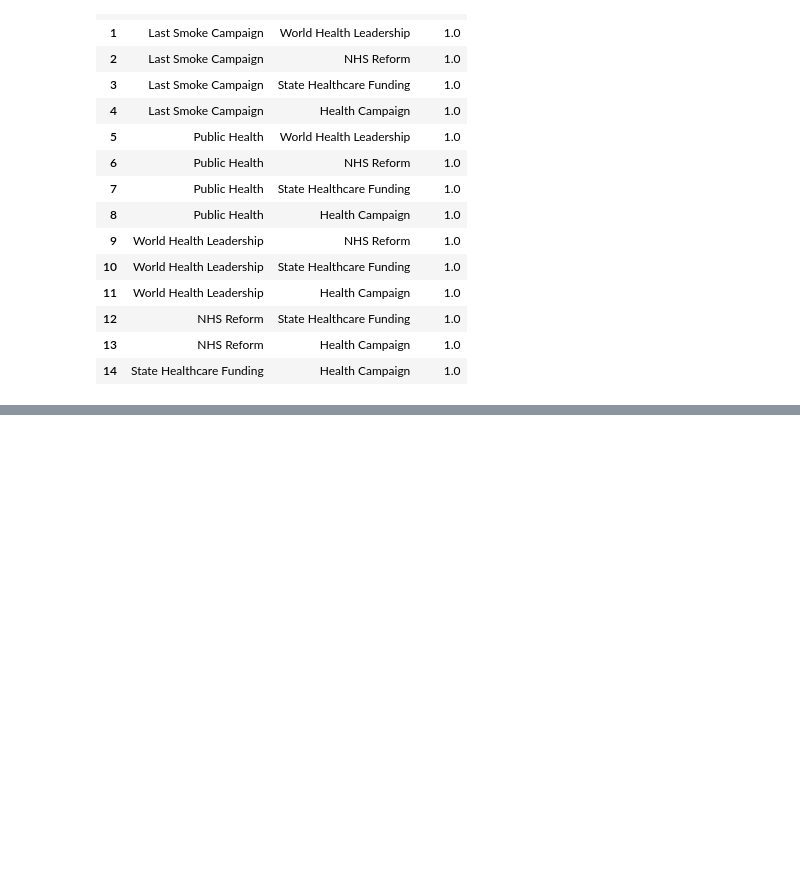
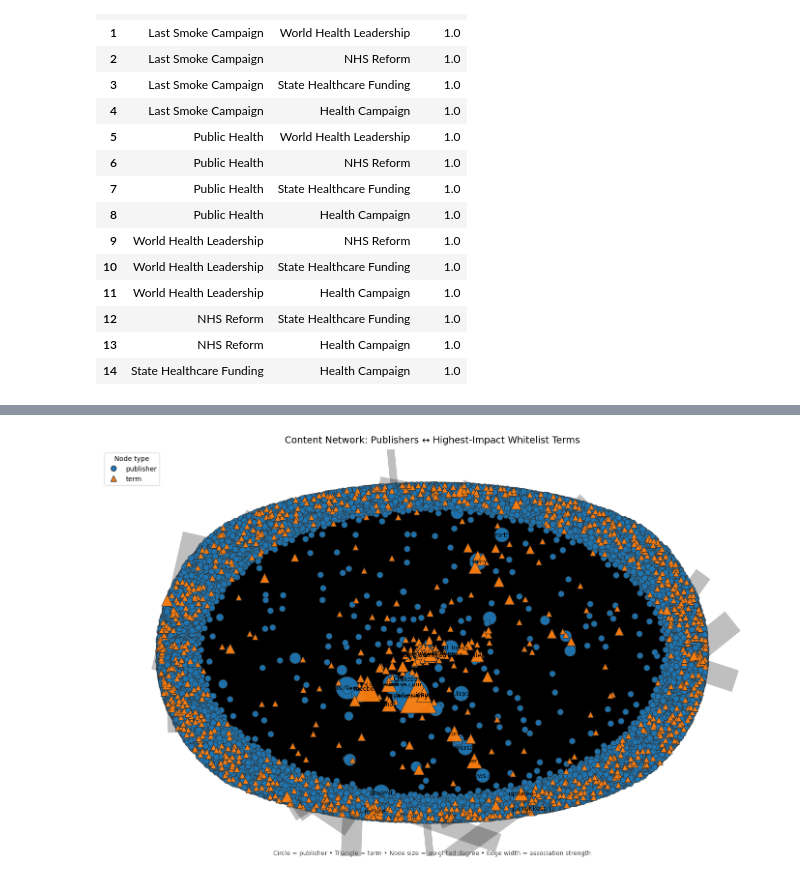
Before and after one commit to amg477/capstone, a Jupyter notebook: analysis/network_eda.ipynb, the cells around one changed output, grey strips where cells are left out. Saved outputs shown, nothing was run; the diff lists cells and outputs as text; code cells hidden in the pictures; blank space fills up the shorter version.

```diff
--- a/analysis/network_eda.ipynb
+++ b/analysis/network_eda.ipynb
@@ -601,0 +1119,6 @@ display(pairs_topic.head(25))
+# %%
+PUBLISHER_COL = "publisher_name"
+UNIGRAM_300_CSV = "/Users/annaglass/capstone/capstone/data/processed/top_words/top_300_unigrams.csv"
+BIGRAM_5K_CSV   = "/Users/annaglass/capstone/capstone/data/processed/top_words/top_5000_bigrams.csv"
+KEYWORDS_5K_CSV = "/Users/annaglass/capstone/capstone/data/processed/top_words/top_5000_keywords.csv"
+WORDS_5K_CSV    = "/Users/annaglass/capstone/capstone/data/processed/top_words/top_5000_words.csv"
@@ -601,0 +1285,74 @@ display(pairs_topic.head(25))
+# %%
+# Graph + plot
+# ----------------------------
+def build_bipartite_graph(edges: pd.DataFrame) -> nx.Graph:
+    G = nx.Graph()
+    for _, r in edges.iterrows():
+        p, t, w = r["publisher"], r["term"], float(r["weight"])
+        if p not in G: G.add_node(p, ntype="publisher")
+        if t not in G: G.add_node(t, ntype="term")
+        if w > 0:
+            G.add_edge(p, t, weight=w)
+    return G
+
+def draw_pub_term_network(G: nx.Graph, top_labels_per_type: int = TOP_LABELS, figsize=FIGSIZE):
+    # node strength = sum of incident edge weights
+    strength = {n: sum(G[n][nbr].get("weight", 0.0) for nbr in G.neighbors(n)) for n in G.nodes()}
+    max_s = max(strength.values()) if strength else 1.0
+    scale = lambda s: max(80.0, (s / max_s) ** 0.65 * 3000.0)
+
+    ntype = nx.get_node_attributes(G, "ntype")
+    color = {"publisher": "#1f77b4", "term": "#ff7f0e"}
+    shape = {"publisher": "o", "term": "^"}
+
+    pos = nx.spring_layout(G, k=0.6, seed=42, weight="weight")
+
+    plt.figure(figsize=figsize)
+
+    # edges
+    widths = [max(0.5, (G[u][v]["weight"] ** 0.5) * 6) for u, v in G.edges()]
+    nx.draw_networkx_edges(G, pos, width=widths, alpha=0.25)
+
+    # nodes by type
+    for t, marker in shape.items():
+        nodes_t = [n for n in G.nodes() if ntype.get(n) == t]
+        nx.draw_networkx_nodes(
+            G, pos, nodelist=nodes_t,
+            node_size=[scale(strength[n]) for n in nodes_t],
+            node_color=[color[t]] * len(nodes_t),
+            node_shape=marker, linewidths=0.8, edgecolors="#333", alpha=0.95
+        )
+
+    # labels: top-N per type
+    pubs = [n for n in G.nodes() if ntype.get(n) == "publisher"]
+    terms = [n for n in G.nodes() if ntype.get(n) == "term"]
+    pubs_top = sorted(pubs, key=lambda n: strength[n], reverse=True)[:top_labels_per_type]
+    terms_top = sorted(terms, key=lambda n: strength[n], reverse=True)[:top_labels_per_type]
+    labels = {n: n for n in pubs_top + terms_top}
+    nx.draw_networkx_labels(G, pos, labels=labels, font_size=9)
+
+    plt.title("Content Network: Publishers ↔ Highest-Impact Whitelist Terms", fontsize=14, pad=10)
+    plt.figtext(0.5, 0.02,
+                "Circle = publisher • Triangle = term • Node size ≈ weighted degree • Edge width ≈ association strength",
+                ha="center", fontsize=9, color="#444")
+
+    legend_handles = [
+        Line2D([0],[0], marker='o', color='w', markerfacecolor=color["publisher"],
+               markeredgecolor='#333', label='publisher', markersize=8),
+        Line2D([0],[0], marker='^', color='w', markerfacecolor=color["term"],
+               markeredgecolor='#333', label='term', markersize=8),
+    ]
+    plt.legend(handles=legend_handles, loc='upper left', frameon=True, title='Node type')
+    plt.axis("off"); plt.tight_layout(); plt.show()
+
+G_content = build_bipartite_graph(edges)
+draw_pub_term_network(G_content)
+
+# Quick table of strongest links
+display(
+    edges.sort_values("weight", ascending=False)
+         .head(20)
+         .rename(columns={"publisher":"Publisher","term":"Term","weight":"AssocWeight"})
+)
+# %% [output]
+[figure, added]
```
Also changed, not shown: parts of 22 cells of this notebook.
